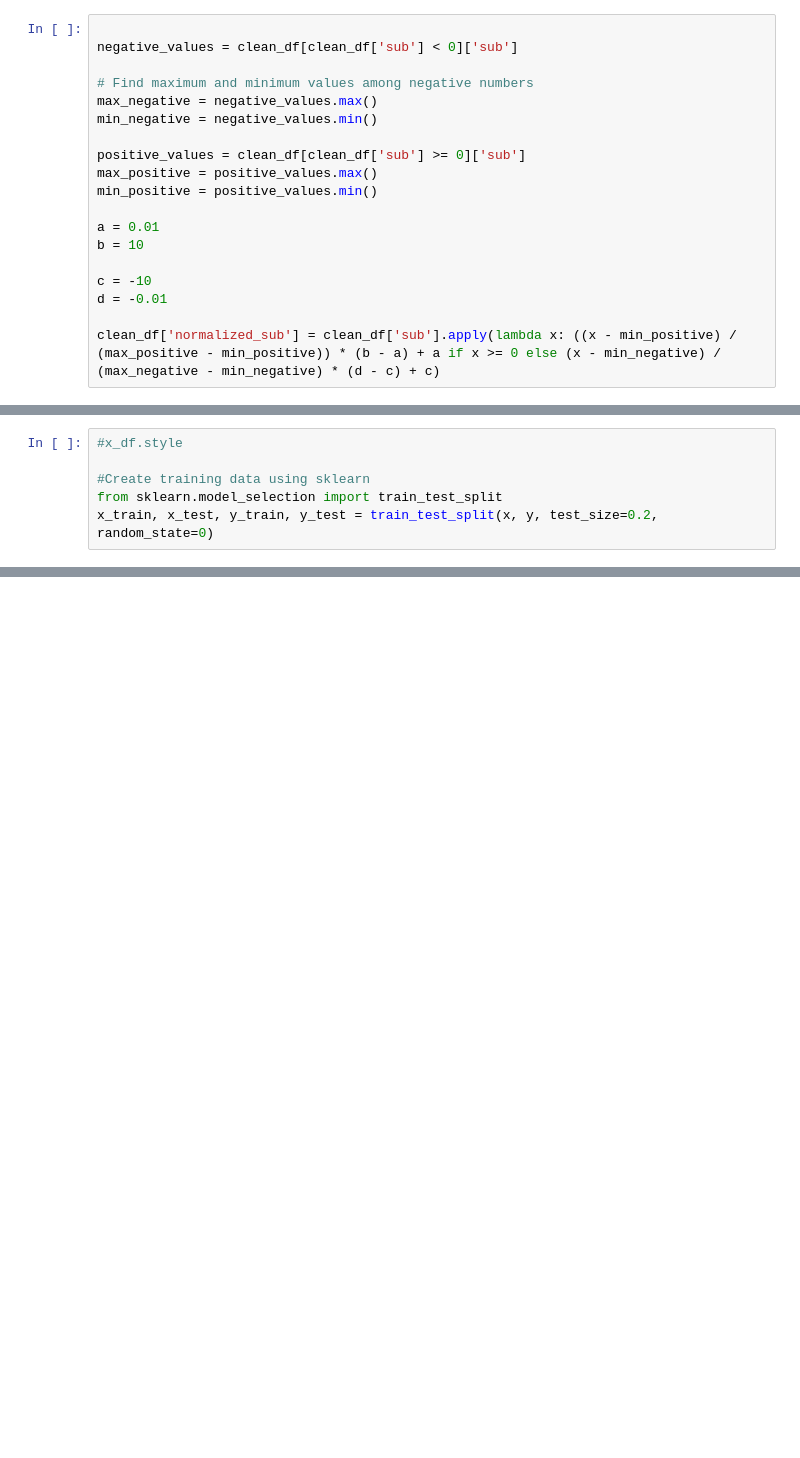
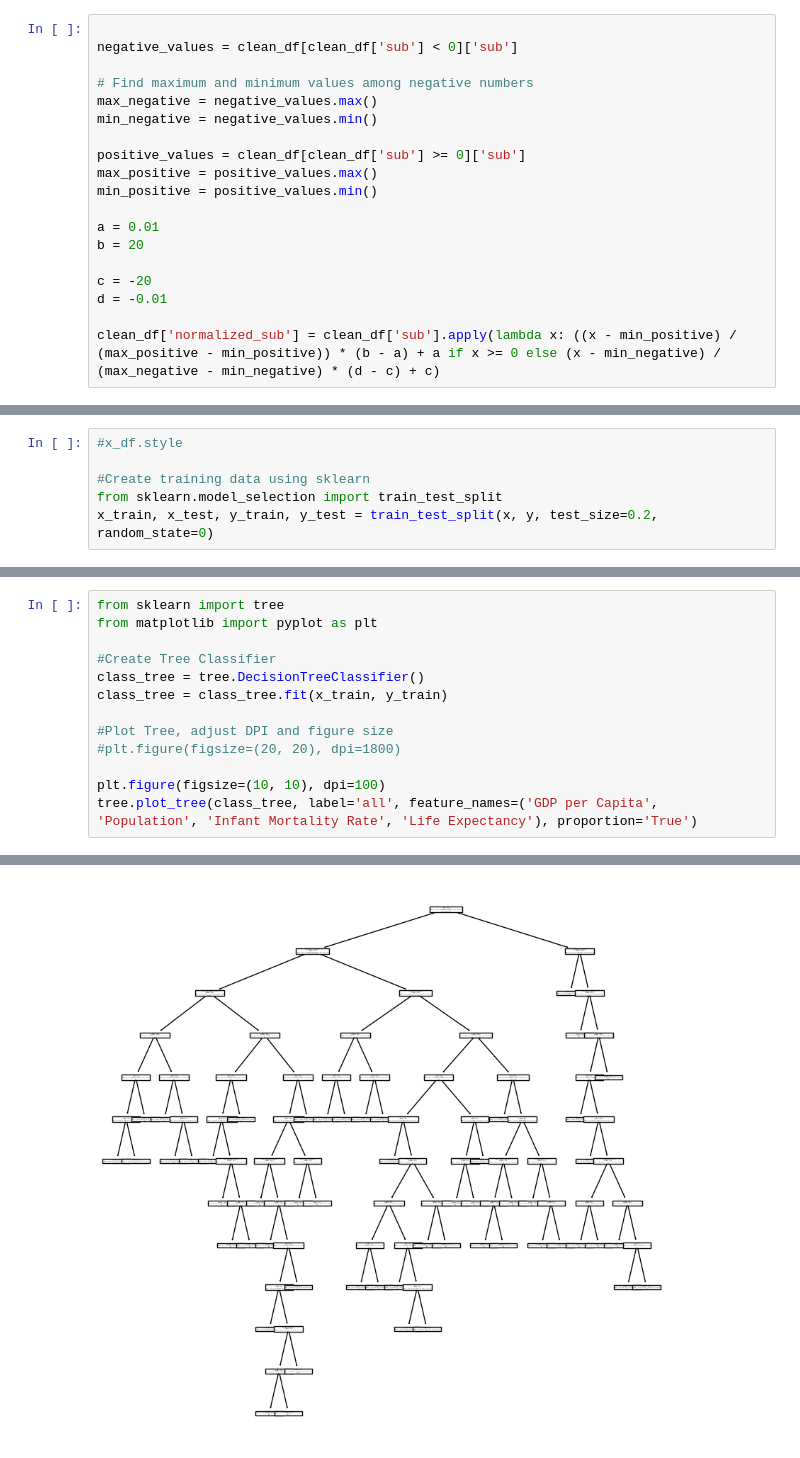
Before and after one commit to Michael73MGD/AppliedMachineLearning, a Jupyter notebook: FinalTree.ipynb, the cells around one changed output, grey strips where cells are left out. Drawn from its saved outputs; the diff is of its cells as text; blank space fills up the shorter version.

Commit message:
Tree/Forest 72% Accuracy

```diff
--- a/FinalTree.ipynb
+++ b/FinalTree.ipynb
@@ -59,9 +59,9 @@ max_positive = positive_values.max()
 min_positive = positive_values.min()
 
 a = 0.01
-b = 10
+b = 20
 
-c = -10
+c = -20
 d = -0.01
 
 clean_df['normalized_sub'] = clean_df['sub'].apply(lambda x: ((x - min_positive) / (max_positive - min_positive)) * (b - a) + a if x >= 0 else (x - min_negative) / (max_negative - min_negative) * (d - c) + c)
@@ -122,0 +125,14 @@ x_train, x_test, y_train, y_test = train_test_split(x, y, test_size=0.2, random_
+# %%
+from sklearn import tree
+from matplotlib import pyplot as plt
+
+#Create Tree Classifier
+class_tree = tree.DecisionTreeClassifier()
+class_tree = class_tree.fit(x_train, y_train)
+
+#Plot Tree, adjust DPI and figure size
+#plt.figure(figsize=(20, 20), dpi=1800)
+
+plt.figure(figsize=(10, 10), dpi=100)
+tree.plot_tree(class_tree, label='all', feature_names=('GDP per Capita', 'Population', 'Infant Mortality Rate', 'Life Expectancy'), proportion='True')
+# %% [output]
@@ -122,0 +156 @@ x_train, x_test, y_train, y_test = train_test_split(x, y, test_size=0.2, random_
+[figure, added]
```
Also changed, not shown: parts of 4 cells of this notebook.
